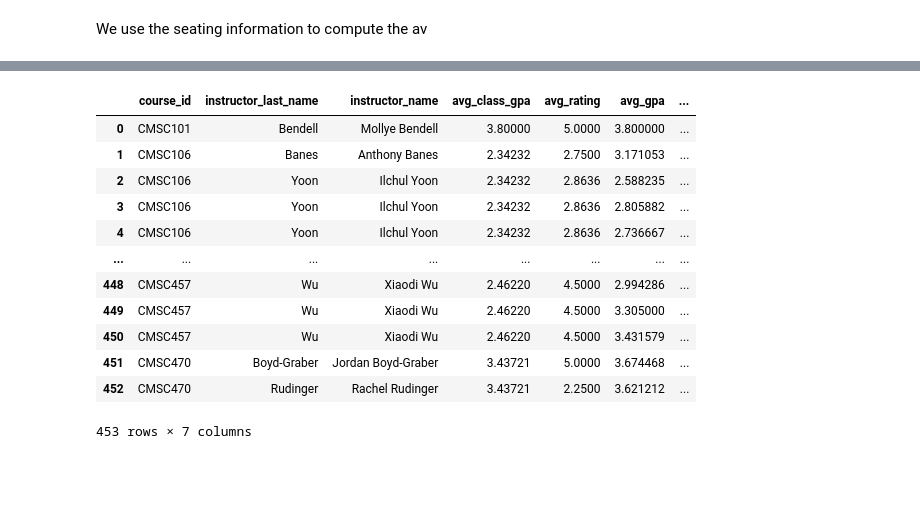
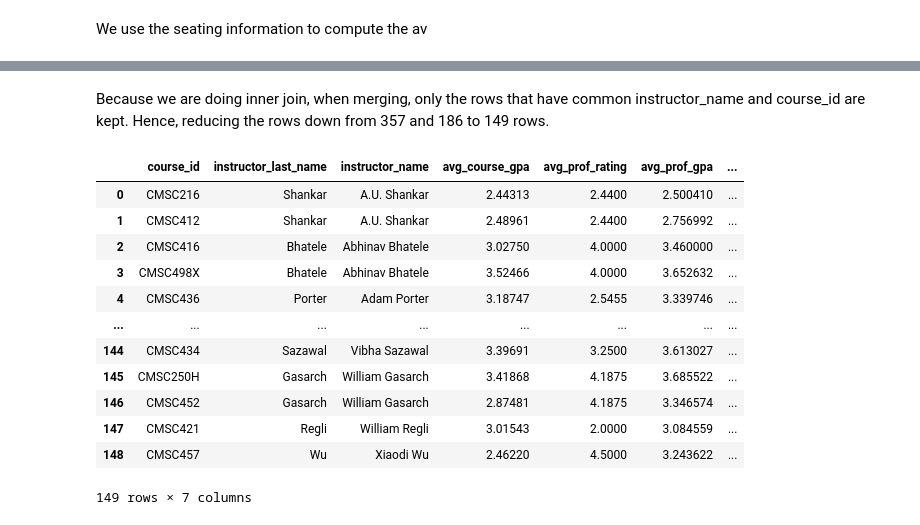
Before and after one commit to WesJD/cmsc320-final, a Jupyter notebook: project.ipynb, the cells around one changed output, grey strips where cells are left out. Cells and saved outputs as stored; diff of their text form; code cells hidden in the pictures; blank space fills up the shorter version.

Commit message:
Finally there, masterDf has all the data we need!

```diff
--- a/project.ipynb
+++ b/project.ipynb
@@ -425,9 +425,9 @@ with open_conn() as conn:
 # %% [markdown]
 We curremtly have about 507 data entries, some of which contains missing values. These missing values are due to data that what not provided from the APIs. For instance, some course sections didn't have the instructors name populated in the response for the fetch resquest. Also, some professors didn't have an average rating on PlanetTerp because there were just added or did not have any reviews yet.
 # %%
-nan_prof_rating = df[df.avg_rating.isnull() ]
-nan_class_gpa = df[df.avg_class_gpa.isnull()]
-nan_prof_gpa = df[df.avg_gpa.isnull()]
+nan_prof_rating = df[df.avg_prof_rating.isnull() ]
+nan_class_gpa = df[df.avg_course_gpa.isnull()]
+nan_prof_gpa = df[df.avg_prof_gpa.isnull()]
 
 print(f"Professors without rating: {len(nan_prof_rating)}")
 print(f"CLass without average GPA {len(nan_class_gpa)}")
@@ -588,7 +591,7 @@ enrollRate_noDup = enroll_rateDf.drop(["Jia-Bin Huang", "Min Wu"], axis=0)
 
 #We then group by instructor last name to get ready of the duplicates
 enrollRate_noDup = enrollRate_noDup.reset_index(0)
-enrollRate_noDup = enrollRate_noDup.groupby("instructor_last_name").sum()
-enrollRate_noDup = enrollRate_noDup.reset_index(0)
+enrollRate_noDup = enrollRate_noDup.groupby(["instructor_last_name", "course"]).sum()
+enrollRate_noDup = enrollRate_noDup.reset_index([0,1])
 enrollRate_noDup
 # %% [output]
@@ -608,7 +611,7 @@ enrollRate_noDup
 # %% [markdown]
 We use the seating information to compute the av
 # %%
-enrollRate_noDup["avg_enroll_rate_prof"] = enrollRate_noDup.seats_taken / enrollRate_noDup.total_seats
+enrollRate_noDup["avg_enroll_rate_prof_per_class"] = enrollRate_noDup.seats_taken / enrollRate_noDup.total_seats
 enrollRate_noDup.drop(["seats_taken", "seats_open", "total_seats"], axis=1, inplace=True)
 enrollRate_noDup
 # %% [output]
@@ -627,0 +631,4 @@ enrollRate_noDup
+# %%
+masterDf = tidyDf.groupby(["instructor_name", "course_id", "instructor_last_name"]).mean().reset_index([0,1,2])
+masterDf.drop(["total_num_drops", "year"], axis=1, inplace=True)
+masterDf
@@ -628,18 +649,20 @@ enrollRate_noDup
+# %% [markdown]
+Because we are doing inner join, when merging, only the rows that have common instructor_name and course_id are kept. Hence, reducing the rows down from 357 and 186 to 149 rows.
 # %%
-masterDf = tidyDf.merge(enrollRate_noDup, left_on="instructor_last_name", right_on="instructor_last_name", how="inner")
-masterDf = masterDf[["course_id", "instructor_last_name", "instructor_name",  "avg_class_gpa", "avg_rating",	"avg_gpa", "avg_enroll_rate_prof"]].copy()
+masterDf = masterDf.merge(enrollRate_noDup, left_on=["instructor_last_name", "course_id"], right_on=["instructor_last_name", "course"], how="inner")
+masterDf = masterDf[["course_id", "instructor_last_name", "instructor_name",  "avg_course_gpa", "avg_prof_rating",	"avg_prof_gpa", "avg_enroll_rate_prof_per_class"]].copy()
 masterDf
 # %% [output]
-|  | course_id | instructor_last_name | instructor_name | avg_class_gpa | avg_rating | avg_gpa | ... |
-| 0 | CMSC101 | Bendell | Mollye Bendell | 3.80000 | 5.0000 | 3.800000 | ... |
-| 1 | CMSC106 | Banes | Anthony Banes | 2.34232 | 2.7500 | 3.171053 | ... |
-| 2 | CMSC106 | Yoon | Ilchul Yoon | 2.34232 | 2.8636 | 2.588235 | ... |
-| 3 | CMSC106 | Yoon | Ilchul Yoon | 2.34232 | 2.8636 | 2.805882 | ... |
-| 4 | CMSC106 | Yoon | Ilchul Yoon | 2.34232 | 2.8636 | 2.736667 | ... |
+|  | course_id | instructor_last_name | instructor_name | avg_course_gpa | avg_prof_rating | avg_prof_gpa | ... |
+| 0 | CMSC216 | Shankar | A.U. Shankar | 2.44313 | 2.4400 | 2.500410 | ... |
+| 1 | CMSC412 | Shankar | A.U. Shankar | 2.48961 | 2.4400 | 2.756992 | ... |
+| 2 | CMSC416 | Bhatele | Abhinav Bhatele | 3.02750 | 4.0000 | 3.460000 | ... |
+| 3 | CMSC498X | Bhatele | Abhinav Bhatele | 3.52466 | 4.0000 | 3.652632 | ... |
+| 4 | CMSC436 | Porter | Adam Porter | 3.18747 | 2.5455 | 3.339746 | ... |
 | ... | ... | ... | ... | ... | ... | ... | ... |
-| 448 | CMSC457 | Wu | Xiaodi Wu | 2.46220 | 4.5000 | 2.994286 | ... |
-| 449 | CMSC457 | Wu | Xiaodi Wu | 2.46220 | 4.5000 | 3.305000 | ... |
-| 450 | CMSC457 | Wu | Xiaodi Wu | 2.46220 | 4.5000 | 3.431579 | ... |
-| 451 | CMSC470 | Boyd-Graber | Jordan Boyd-Graber | 3.43721 | 5.0000 | 3.674468 | ... |
-| 452 | CMSC470 | Rudinger | Rachel Rudinger | 3.43721 | 2.2500 | 3.621212 | ... |
+| 144 | CMSC434 | Sazawal | Vibha Sazawal | 3.39691 | 3.2500 | 3.613027 | ... |
+| 145 | CMSC250H | Gasarch | William Gasarch | 3.41868 | 4.1875 | 3.685522 | ... |
+| 146 | CMSC452 | Gasarch | William Gasarch | 2.87481 | 4.1875 | 3.346574 | ... |
+| 147 | CMSC421 | Regli | William Regli | 3.01543 | 2.0000 | 3.084559 | ... |
+| 148 | CMSC457 | Wu | Xiaodi Wu | 2.46220 | 4.5000 | 3.243622 | ... |
-453 rows × 7 columns
+149 rows × 7 columns
```
Also changed, not shown: parts of 13 cells of this notebook.
